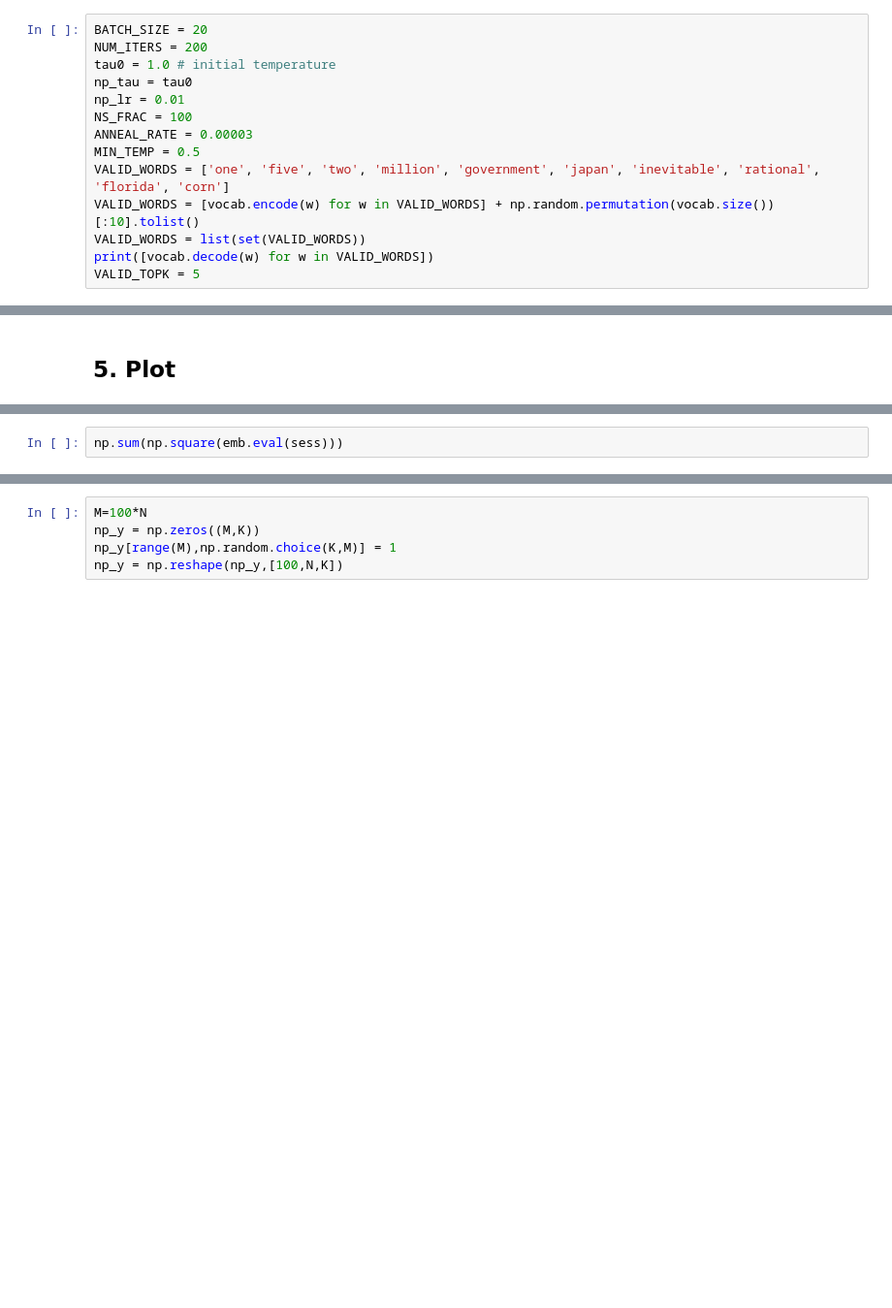
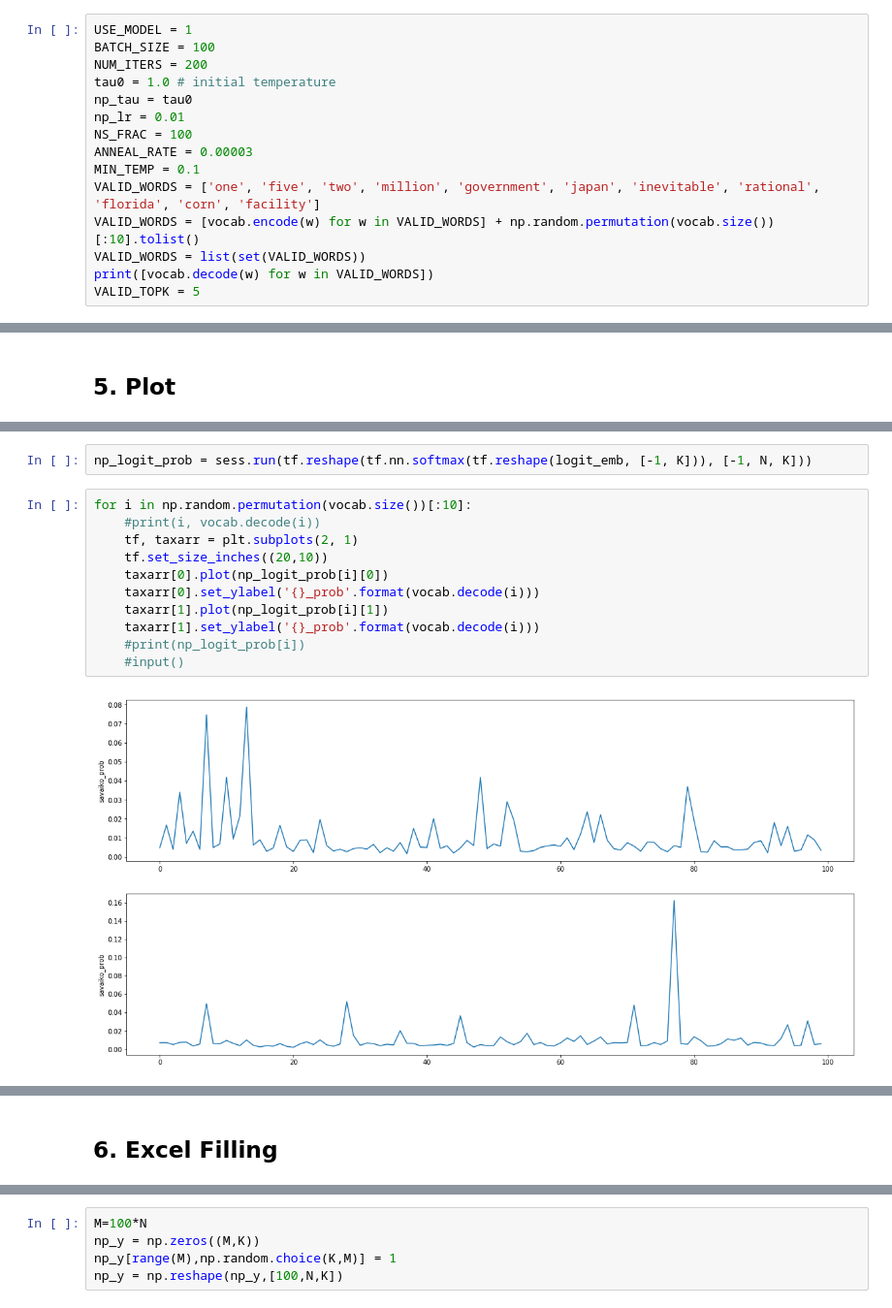
Before and after one commit to jzbjyb/gumbel-softmax, a Jupyter notebook: word2vec_VAE.ipynb, the cells around one changed output, grey strips where cells are left out. Shown at 97% size. Cells and saved outputs as stored; diff of their text form; blank space fills up the shorter version.

```diff
--- a/word2vec_VAE.ipynb
+++ b/word2vec_VAE.ipynb
@@ -487,15 +495,16 @@ init_op = tf.global_variables_initializer()
 # %% [markdown]
 ## 4. Train
 # %%
-BATCH_SIZE = 20
+USE_MODEL = 1
+BATCH_SIZE = 100
 NUM_ITERS = 200
 tau0 = 1.0 # initial temperature
 np_tau = tau0
 np_lr = 0.01
 NS_FRAC = 100
 ANNEAL_RATE = 0.00003
-MIN_TEMP = 0.5
-VALID_WORDS = ['one', 'five', 'two', 'million', 'government', 'japan', 'inevitable', 'rational', 'florida', 'corn']
+MIN_TEMP = 0.1
+VALID_WORDS = ['one', 'five', 'two', 'million', 'government', 'japan', 'inevitable', 'rational', 'florida', 'corn', 'facility']
 VALID_WORDS = [vocab.encode(w) for w in VALID_WORDS] + np.random.permutation(vocab.size())[:10].tolist()
 VALID_WORDS = list(set(VALID_WORDS))
 print([vocab.decode(w) for w in VALID_WORDS])
@@ -640,2 +668,15 @@ for i in range(np_dat.shape[0] - 1):
-# %%
-np.sum(np.square(emb.eval(sess)))
+# %%
+np_logit_prob = sess.run(tf.reshape(tf.nn.softmax(tf.reshape(logit_emb, [-1, K])), [-1, N, K]))
+# %%
+for i in np.random.permutation(vocab.size())[:10]:
+    #print(i, vocab.decode(i))
+    tf, taxarr = plt.subplots(2, 1)
+    tf.set_size_inches((20,10))
+    taxarr[0].plot(np_logit_prob[i][0])
+    taxarr[0].set_ylabel('{}_prob'.format(vocab.decode(i)))
+    taxarr[1].plot(np_logit_prob[i][1])
+    taxarr[1].set_ylabel('{}_prob'.format(vocab.decode(i)))
+    #print(np_logit_prob[i])
+    #input()
+# %% [output]
+[figure, added]
@@ -641,0 +692,2 @@ np.sum(np.square(emb.eval(sess)))
+# %% [markdown]
+## 6. Excel Filling
```
Also changed, not shown: parts of 16 cells of this notebook, 2 other files.
